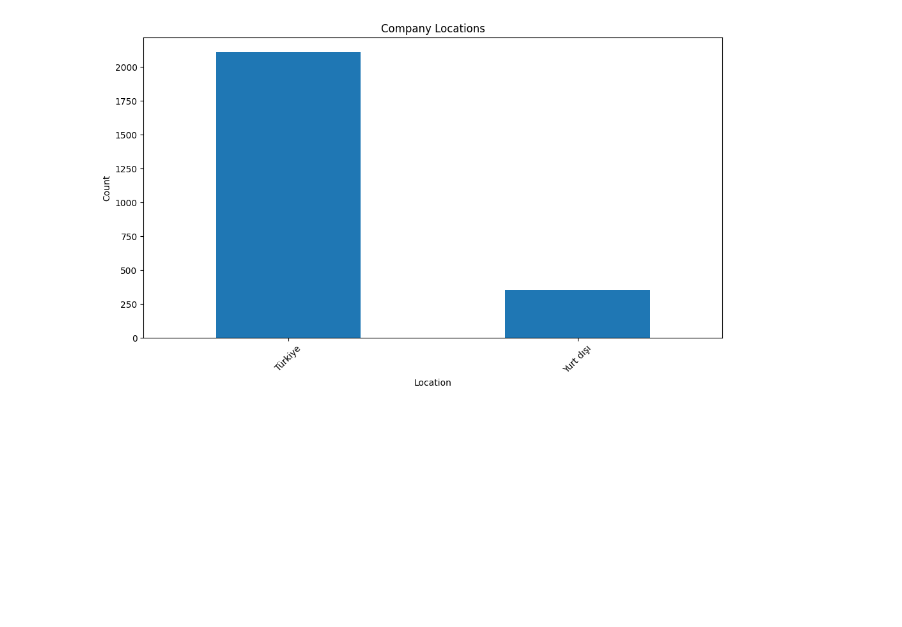
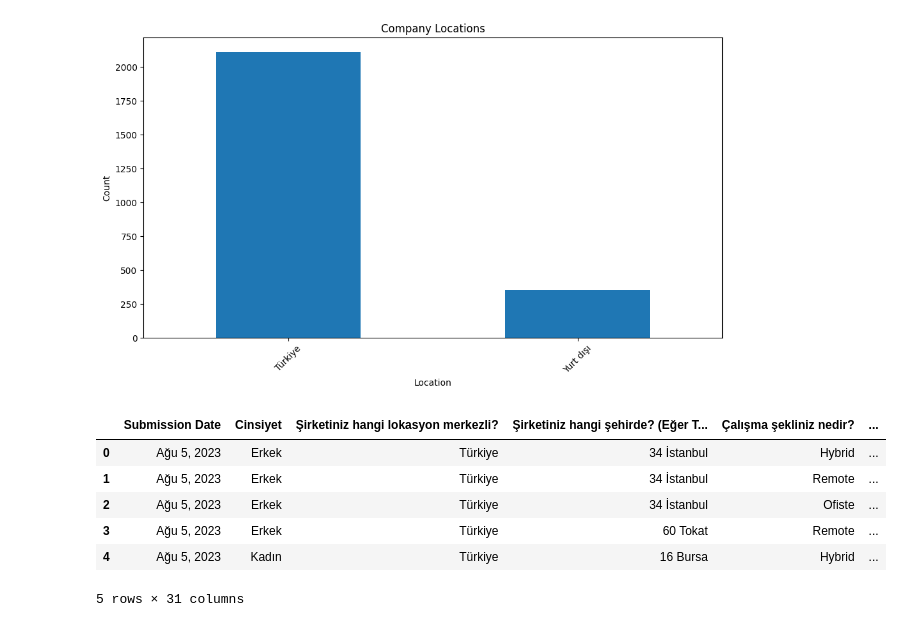
Before and after one commit to ofgkts/Portfolio-Projects, a Jupyter notebook: survey_code.ipynb, the cells around one changed output. Drawn from its saved outputs; the diff is of its cells as text; code cells hidden in the pictures; blank space fills up the shorter version.

```diff
--- a/survey_code.ipynb
+++ b/survey_code.ipynb
@@ -76,0 +83,11 @@ plt.show()
+# %%
+df1.drop('Yan haklarınız',axis=1,inplace=True)
+df1.head()
+# %% [output]
+|  | Submission Date | Cinsiyet | Şirketiniz hangi lokasyon merkezli? | Şirketiniz hangi şehirde? (Eğer T... | Çalışma şekliniz nedir? | ... |
+| 0 | Ağu 5, 2023 | Erkek | Türkiye | 34 İstanbul | Hybrid | ... |
+| 1 | Ağu 5, 2023 | Erkek | Türkiye | 34 İstanbul | Remote | ... |
+| 2 | Ağu 5, 2023 | Erkek | Türkiye | 34 İstanbul | Ofiste | ... |
+| 3 | Ağu 5, 2023 | Erkek | Türkiye | 60 Tokat | Remote | ... |
+| 4 | Ağu 5, 2023 | Kadın | Türkiye | 16 Bursa | Hybrid | ... |
+5 rows × 31 columns
```
Also changed, not shown: parts of 7 cells of this notebook.
